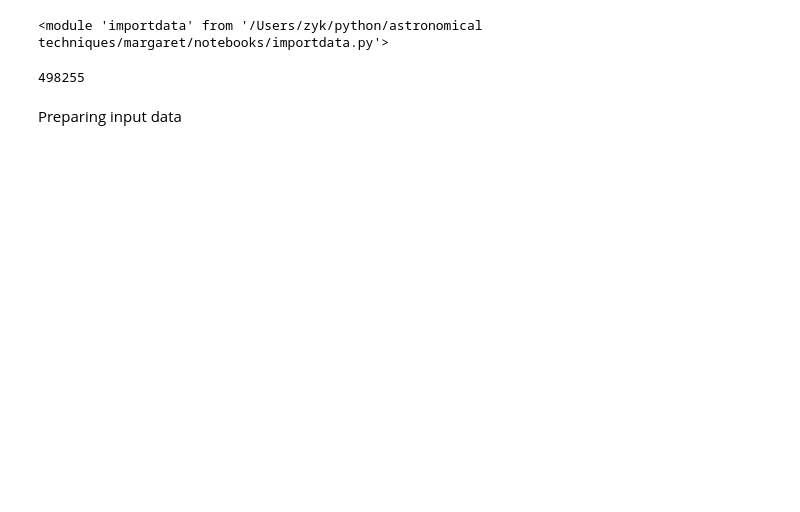
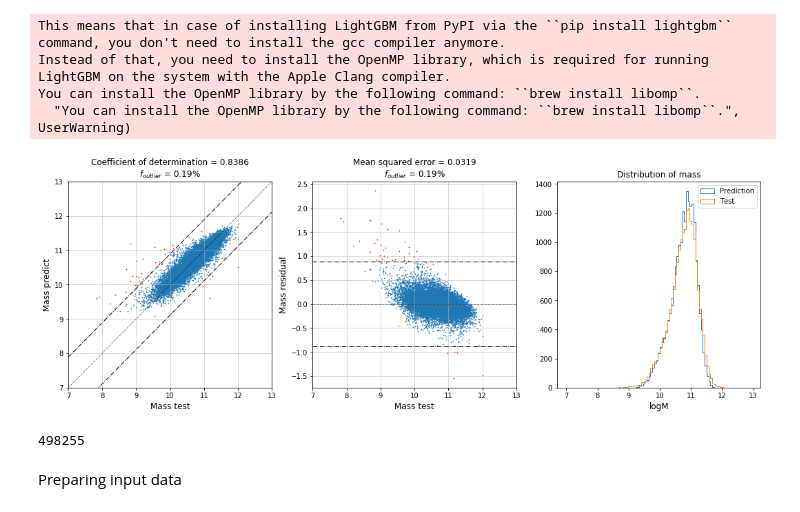
Before and after one commit to AlanPearl/margaret, a Jupyter notebook: notebooks/MassAnalysis.ipynb, the cells around one changed output. Cells and saved outputs as stored; diff of their text form; code cells hidden in the pictures; blank space fills up the shorter version.

```diff
--- a/notebooks/MassAnalysis.ipynb
+++ b/notebooks/MassAnalysis.ipynb
@@ -1,24 +1,34 @@
 # %%
+import os
+import time
 import numpy as np
+import xgboost as xgb
+from imp import reload
 import matplotlib.pyplot as plt
 from astropy.table import Table
+from sklearn import metrics
+from sklearn.model_selection import GridSearchCV
 import importdata
-from sklearn import metrics
 import MachineLearning as ML
-from imp import reload
-from tqdm import tqdm
+import eli5
+
+reload(importdata)
 reload(ML)
-reload(importdata)
+os.environ['KMP_DUPLICATE_LIB_OK']='True'
 # %% [output]
-<module 'importdata' from '/Users/zyk/python/astronomical techniques/margaret/notebooks/importdata.py'>
+This means that in case of installing LightGBM from PyPI via the ``pip install lightgbm`` command, you don't need to install the gcc compiler anymore.
+Instead of that, you need to install the OpenMP library, which is required for running LightGBM on the system with the Apple Clang compiler.
+You can install the OpenMP library by the following command: ``brew install libomp``.
+  "You can install the OpenMP library by the following command: ``brew install libomp``.", UserWarning)
 # %%
-def mass_plot(data):
+def mass_plot(data,label='Result'):
 
     mass_pred = data['predict']
     mass_test = data['test']
 
     try:
         mse = data.meta['MSE']
+        mae = data.meta['MAE']
         Rsq = data.meta['R2']
     except (KeyError, AttributeError):
         # Calculate test MSE (mean squared error)
@@ -29,14 +39,27 @@ def mass_plot(data):
         SStot = np.sum((mass_test - mass_test.mean())**2)
         Rsq = 1-SSres/SStot
 
+        # Calculate median absolute error
+        mae = np.median(np.abs(mass_pred-mass_test))
+
+    # Define outliers
+    res = np.abs(mass_pred-mass_test)
+    threshold = 2*np.std(mass_test)
+    outlier = res > threshold
+    outrate = np.sum(outlier)/len(mass_pred)
+
     plt.figure(figsize=(18,5.5))
     # Scatter plot of mass_predict vs. mass_test
     ax1 = plt.subplot(131)
-    ax1.scatter(mass_test, mass_pred, s=1)
-    ax1.plot([x for x in range(20)],[x for x in range(20)],'k-.',linewidth=0.5)
-    ax1.set_title(f'Coefficient of determination = {Rsq:.4f}')
-    xrange=(6,13)
-    yrange=(6,13)
+    ax1.scatter(mass_test[outlier][::10], mass_pred[outlier][::10], s=0.5, c='r')
+    ax1.scatter(mass_test[~outlier][::10], mass_pred[~outlier][::10], s=0.5)
+    ax1.plot(np.arange(20),np.arange(20),'k-.',linewidth=0.5)
+    ax1.plot(np.arange(20),np.arange(20)+threshold,'k-.',linewidth=1)
+    ax1.plot(np.arange(20),np.arange(20)-threshold,'k-.',linewidth=1)
+    ax1.set_title(f'Coefficient of determination = {Rsq:.4f}'+'\n'
+                  '$f_{outlier}$ = '+f'{outrate*100:.2f}%')
+    xrange=(7,13)
+    yrange=(7,13)
     ax1.set_xlim(xrange)
     ax1.set_ylim(yrange)
     ax1.set_xlabel('Mass test', fontsize=12)
@@ -44,13 +67,19 @@ def mass_plot(data):
     ax1.grid(alpha = 0.6)
 
     ax2 = plt.subplot(132)
-    ax2.scatter(mass_test, mass_pred-mass_test, s=1)
-    xrange=(6,13)
-    ax2.hlines(xmin=xrange[0], xmax=xrange[1], y=0, linestyle='-.', linewidth=0.8)
+    ax2.scatter(mass_test[outlier][::10],
+                mass_pred[outlier][::10]-mass_test[outlier][::10], s=0.5, c='r')
+    ax2.scatter(mass_test[~outlier][::10],
+                mass_pred[~outlier][::10]-mass_test[~outlier][::10], s=0.5)
+    xrange=(7,13)
+    ax2.hlines(xmin=xrange[0], xmax=xrange[1], y=0, linestyle='-.', linewidth=0.5)
+    ax2.hlines(xmin=xrange[0], xmax=xrange[1], y=threshold, linestyle='-.', linewidth=1)
+    ax2.hlines(xmin=xrange[0], xmax=xrange[1], y=-threshold, linestyle='-.', linewidth=1)
     ax2.set_xlim(xrange)
     ax2.set_xlabel('Mass test', fontsize=12)
     ax2.set_ylabel('Mass residual', fontsize=12)
-    ax2.set_title(f'Mean squared error = {mse:.4f}')
+    ax2.set_title(f'Mean squared error = {mse:.4f}'+'\n'
+                  '$f_{outlier}$ = '+f'{outrate*100:.2f}%')
     ax2.grid(alpha = 0.6)
 
     ax3 = plt.subplot(133)
@@ -59,3 +88,9 @@ def mass_plot(data):
     ax3.legend()
     ax3.set_xlabel('logM', fontsize=12)
     ax3.set_title('Distribution of mass', fontsize=12)
+
+    plt.savefig(label+'_plot.png')
+# %%
+mass_plot(test)
+# %% [output]
+[figure, added]
```
Also changed, not shown: parts of 41 cells of this notebook.
